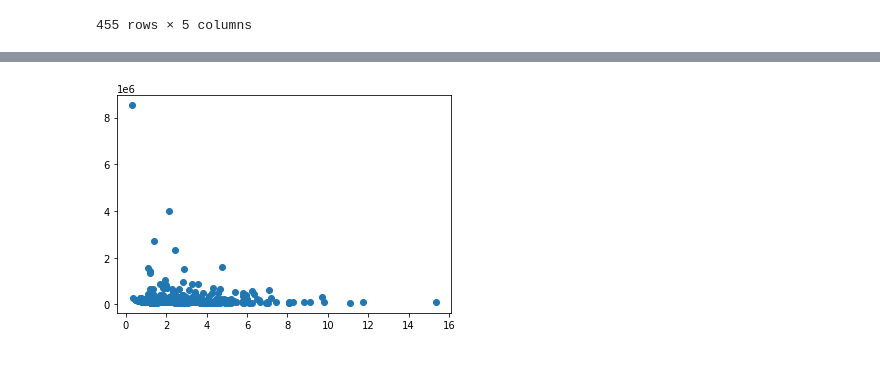
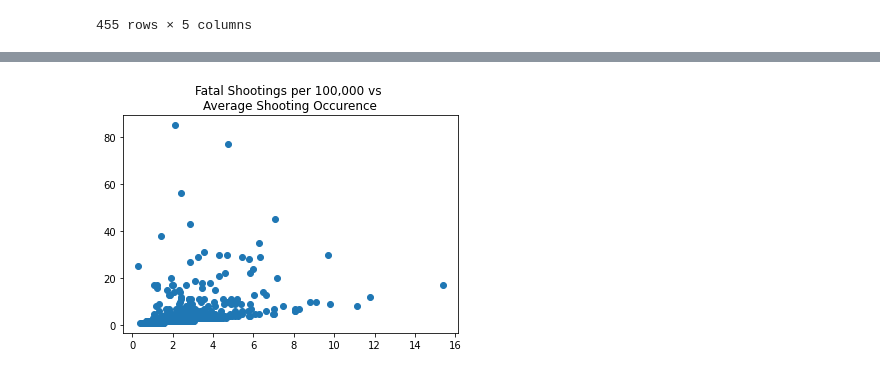
Before and after one commit to szerpa17/fatal-police-shootings, a Jupyter notebook: Analysis_SZ.ipynb, the cells around one changed output, grey strips where cells are left out. Cells and saved outputs as stored; diff of their text form; code cells hidden in the pictures.

Commit message:
added scatter plots based on population sizes, added function to facilitate regression testing

```diff
--- a/Analysis_SZ.ipynb
+++ b/Analysis_SZ.ipynb
@@ -78,10 +193,10 @@ per_capita_df
 # %%
-# Plot - Lethal shootings per 100,000 people
+# Plot - Lethal shootings per 100,000 people vs Shooting Occurence
 plt.scatter(per_capita_df['shootings per 100,000'],
-            per_capita_df['average population'])
+            per_capita_df['shooting occurences'])
 
-plt.title=('Fatal Shootings per 100,000 vs \nAverage City Population')
+plt.title('Fatal Shootings per 100,000 vs \nAverage Shooting Occurence')
 
 plt.show()
 # %% [output]
-[figure, old version]
+[figure, new version]
```
Also changed, not shown: parts of 24 cells of this notebook.
